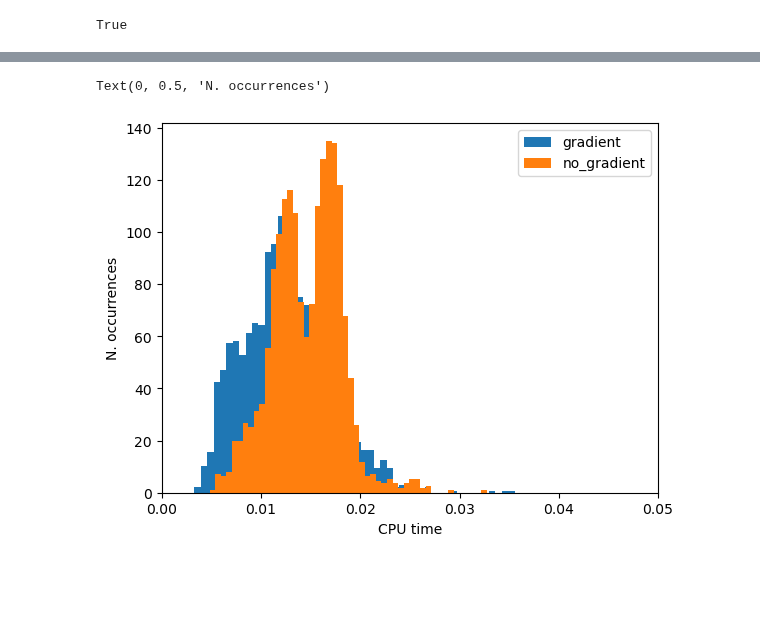
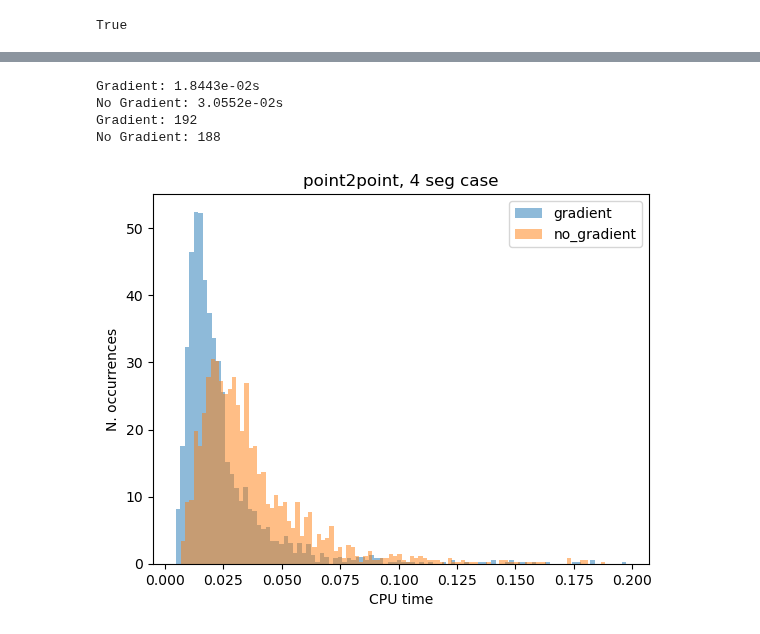
Before and after one commit to esa/kep3, a Jupyter notebook: doc/notebooks/udp_point2point.ipynb, the cells around one changed output, grey strips where cells are left out. Drawn from its saved outputs; the diff is of its cells as text; code cells hidden in the pictures; blank space fills up the shorter version.

Commit message:
point2point finished

```diff
--- a/doc/notebooks/udp_point2point.ipynb
+++ b/doc/notebooks/udp_point2point.ipynb
@@ -231,18 +58,20 @@ udp_g = direct_point2point(
 # %%
 snopt72 = "/usr/local/lib/libsnopt7_c.so"
 uda = ppnf.snopt7(library=snopt72, minor_version=2, screen_output=False)
-uda.set_integer_option("Major iterations limit", 200)
+uda.set_integer_option("Major iterations limit", 2000)
 uda.set_integer_option("Iterations limit", 20000)
 uda.set_numeric_option("Major optimality tolerance", 1e-3)
 uda.set_numeric_option("Major feasibility tolerance", 1e-12)
+
+#uda = pg.nlopt("slsqp")
 algo = pg.algorithm(uda)
 # %%
 prob_nog = pg.problem(udp_nog)
-prob_nog.c_tol = 1e-8
+prob_nog.c_tol = 1e-6
 prob_g = pg.problem(udp_g)
-prob_g.c_tol = 1e-8
-pop_nog = pg.population(prob_nog, 1)
-pop_nog = algo.evolve(pop_nog)
-print(prob_nog.feasibility_f(pop_nog.champion_f))
+prob_g.c_tol = 1e-6
+pop_g = pg.population(prob_g, 1)
+pop_g = algo.evolve(pop_g)
+print(prob_g.feasibility_f(pop_g.champion_f))
 # %% [output]
 True
@@ -293,19 +110,25 @@ for i in tqdm(range(2000)):
     if not prob_nog.feasibility_f(pop_nog.champion_f):
         fail_nog+=1
 
-print(f"Gradient: {np.mean(cpu_g):.4e}s")
-print(f"No Gradient: {np.mean(cpu_nog):.4e}s")
+print(f"Gradient: {np.median(cpu_g):.4e}s")
+print(f"No Gradient: {np.median(cpu_nog):.4e}s")
 
-print(f"Gradient: {fail_g}")
-print(f"No Gradient: {fail_nog}")
+print(f"\nGradient (n.fails): {fail_g}")
+print(f"No Gradient (n.fails): {fail_nog}")
+# %% [output]
+Gradient: 1.8443e-02s
+No Gradient: 3.0552e-02s
+Gradient: 192
+No Gradient: 188
 # %%
-plt.hist(cpu_g, bins=50, label="gradient", density=True)
-plt.hist(cpu_nog, bins=50, label="no_gradient", density=True);
-plt.xlim([0,0.05])
+cpu_g = np.array(cpu_g)
+cpu_nog = np.array(cpu_nog)
+plt.hist(cpu_g[cpu_g<0.2], bins=100, label="gradient", density=True, alpha=0.5)
+plt.hist(cpu_nog[cpu_nog<0.2], bins=100, label="no_gradient", density=True, alpha=0.5)
+#plt.xlim([0,0.15])
 plt.legend()
-np.mean(cpu_g)
+plt.title("point2point, 4 seg case")
 plt.xlabel("CPU time")
-plt.ylabel("N. occurrences")
+plt.ylabel("N. occurrences");
 # %% [output]
-Text(0, 0.5, 'N. occurrences')
-[figure, old version]
+[figure, new version]
```
Also changed, not shown: parts of 6 cells of this notebook, 14 other files.
